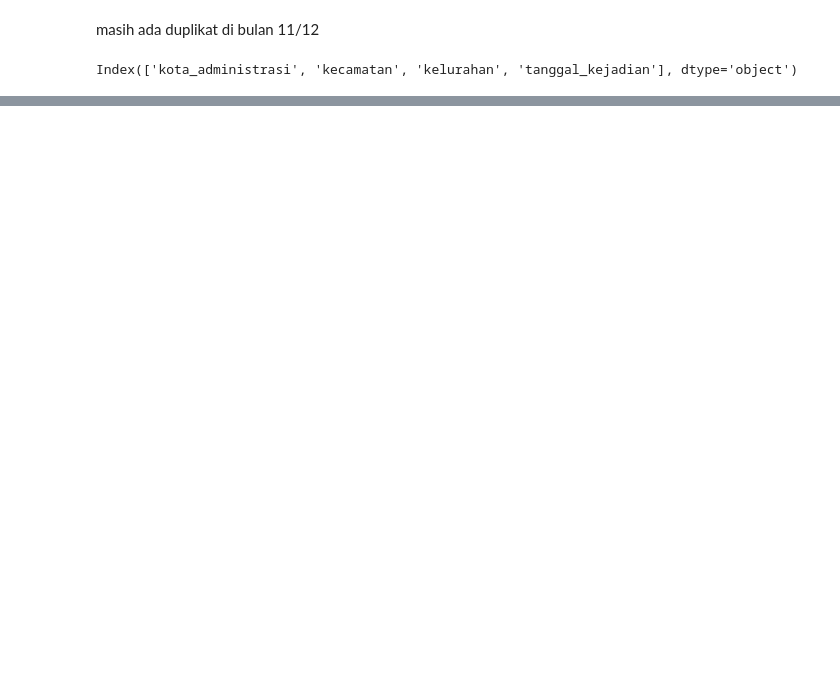
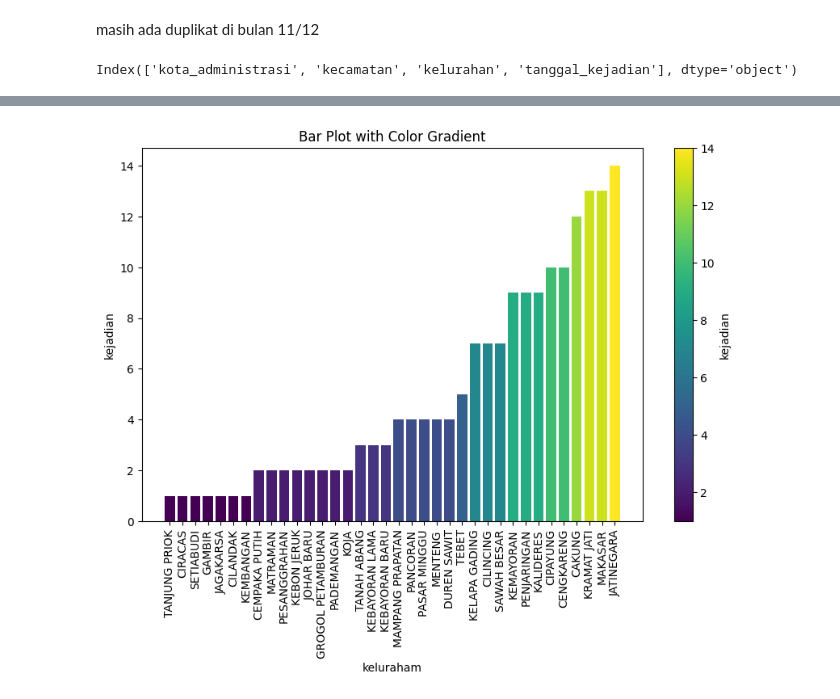
Before and after one commit to mafir03/datascience, a Jupyter notebook: f/main.ipynb, the cells around one changed output, grey strips where cells are left out. Saved outputs shown, nothing was run; the diff lists cells and outputs as text; code cells hidden in the pictures; blank space fills up the shorter version.

```diff
--- a/f/main.ipynb
+++ b/f/main.ipynb
@@ -257,0 +202,15 @@ for setiap_bulan in kasus_banjir_per_bulan:
+# %%
+kasus_banjir_per_bulan_kecamatan = list()
+# %%
+
+for setiap_bulan in kasus_banjir_per_bulan:
+    kasus_banjir_bulan_n_kecamatan = dict()
+    for kec in kecamatan:
+        total = int()
+        kels = kelurahan[kec]
+        for kel in kels:
+            total += setiap_bulan.loc[setiap_bulan['kelurahan'] == kel, 'kejadian'].values[0]
+        kasus_banjir_bulan_n_kecamatan[kec] = total
+    banjir = pd.Series(kasus_banjir_bulan_n_kecamatan).reset_index()
+    banjir.columns = ['kelurahan', 'kejadian']
+    kasus_banjir_per_bulan_kecamatan.append(banjir)
@@ -257,0 +226,30 @@ for setiap_bulan in kasus_banjir_per_bulan:
+# %%
+
+def printBarPlot(df):
+
+    df_filtered = df[df['kejadian'] != 0]
+
+    df_sorted = df_filtered.sort_values('kejadian')
+
+    min_value = df_sorted['kejadian'].min()
+    max_value = df_sorted['kejadian'].max()
+
+    norm = mcolors.Normalize(vmin=min_value, vmax=max_value)
+    color_map = plt.cm.get_cmap('viridis')
+
+    plt.figure(figsize=(10, 6))
+    plt.bar(df_sorted['kelurahan'], df_sorted['kejadian'], color=color_map(norm(df_sorted['kejadian'])))
+
+    sm = plt.cm.ScalarMappable(cmap=color_map, norm=norm)
+    cbar = plt.colorbar(sm)
+    cbar.set_label('kejadian')
+
+    plt.xlabel('keluraham')
+    plt.ylabel('kejadian')
+    plt.title('Bar Plot with Color Gradient')
+    plt.xticks(rotation='vertical')
+    plt.show()
+# %%
+printBarPlot(kasus_banjir_per_bulan_kecamatan[1])
+# %% [output]
+[figure, added]
```
Also changed, not shown: parts of 8 cells of this notebook.
